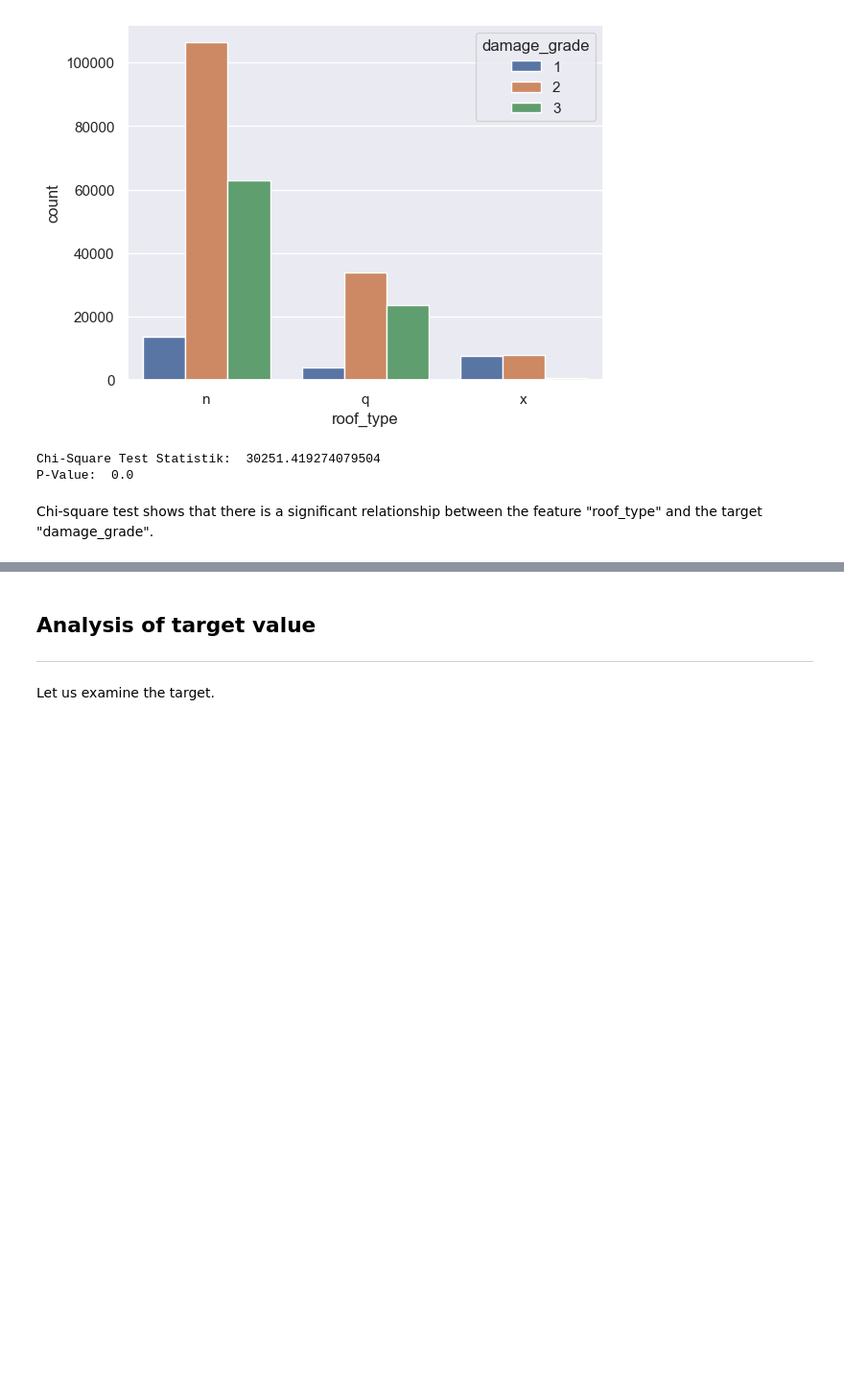
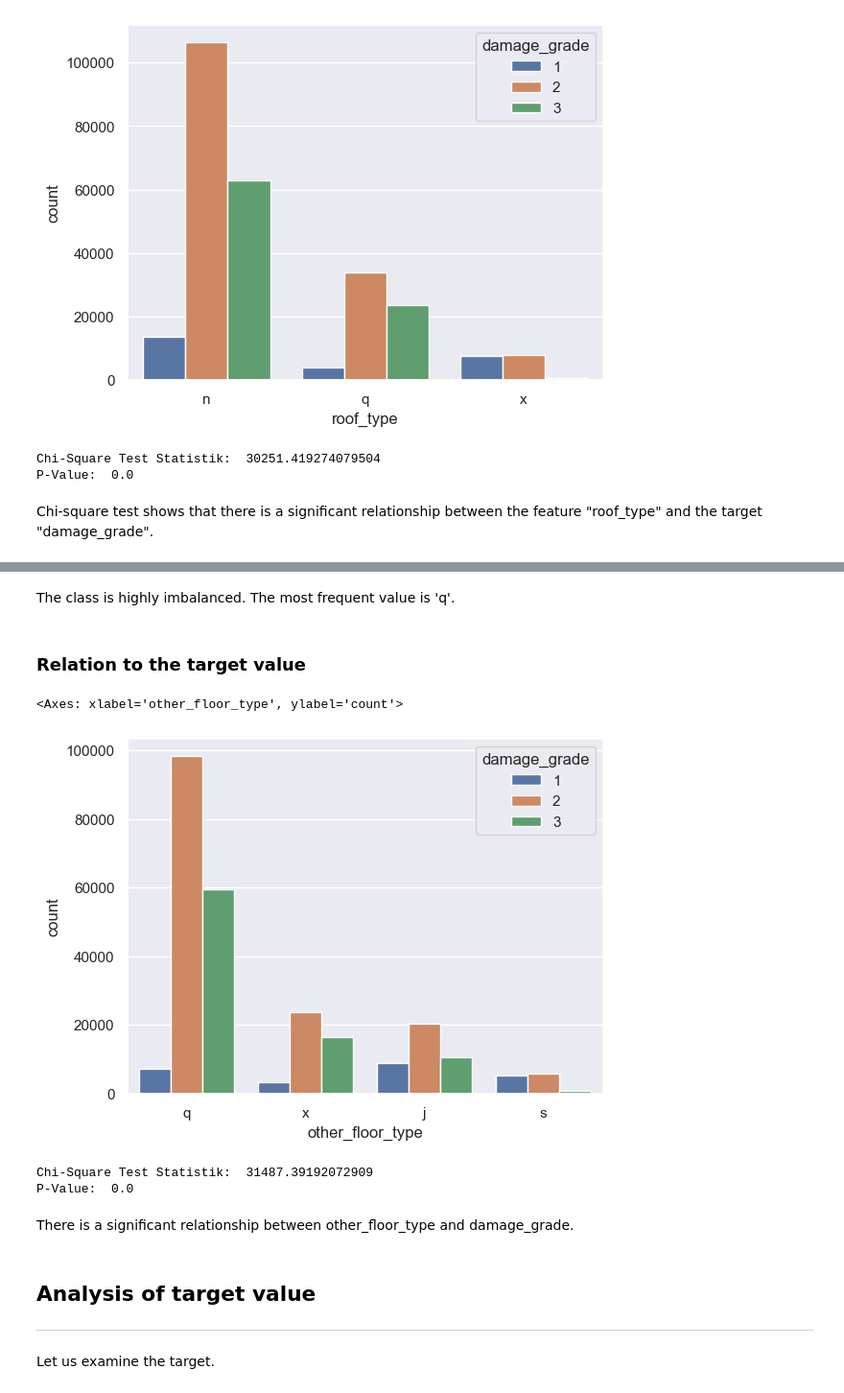
Before and after one commit to Sidies/-2015_Gorkha_earthquake_damage_prediction, a Jupyter notebook: notebooks/Exploration.ipynb, the cells around one changed output, grey strips where cells are left out. Shown at 96% size. Drawn from its saved outputs; the diff is of its cells as text; code cells hidden in the pictures; blank space fills up the shorter version.

```diff
--- a/notebooks/Exploration.ipynb
+++ b/notebooks/Exploration.ipynb
@@ -513,3 +571,24 @@ Chi-square test shows that there is a significant relationship between the featu
+# %% [markdown]
+The class is highly imbalanced. The most frequent value is 'q'.
+# %% [markdown]
+### Relation to the target value
+# %%
+merged_df = pd.merge(train_df, target_df, on='building_id')
+sns.countplot(x='other_floor_type', hue='damage_grade', data=merged_df)
+# %% [output]
+<Axes: xlabel='other_floor_type', ylabel='count'>
+[figure, added]
+# %%
+cross_tab = pd.crosstab(merged_df['other_floor_type'], merged_df['damage_grade'])
+chi2, pval, dof, exp_freq = chi2_contingency(cross_tab)
+
+print("Chi-Square Test Statistik: ", chi2)
+print("P-Value: ", pval)
+# %% [output]
+Chi-Square Test Statistik:  31487.39192072909
+P-Value:  0.0
+# %% [markdown]
+There is a significant relationship between other_floor_type and damage_grade.
 # %% [markdown]
 ## Analysis of target value
 ---
```
Also changed, not shown: parts of 11 cells of this notebook.
